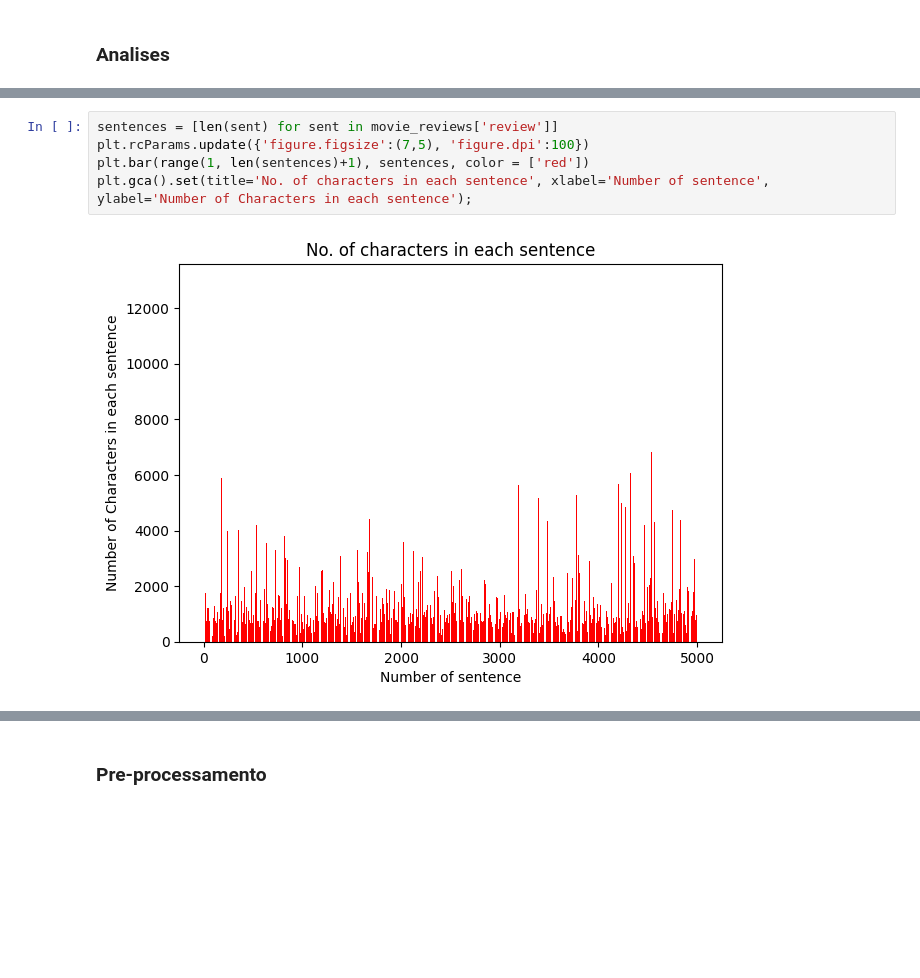
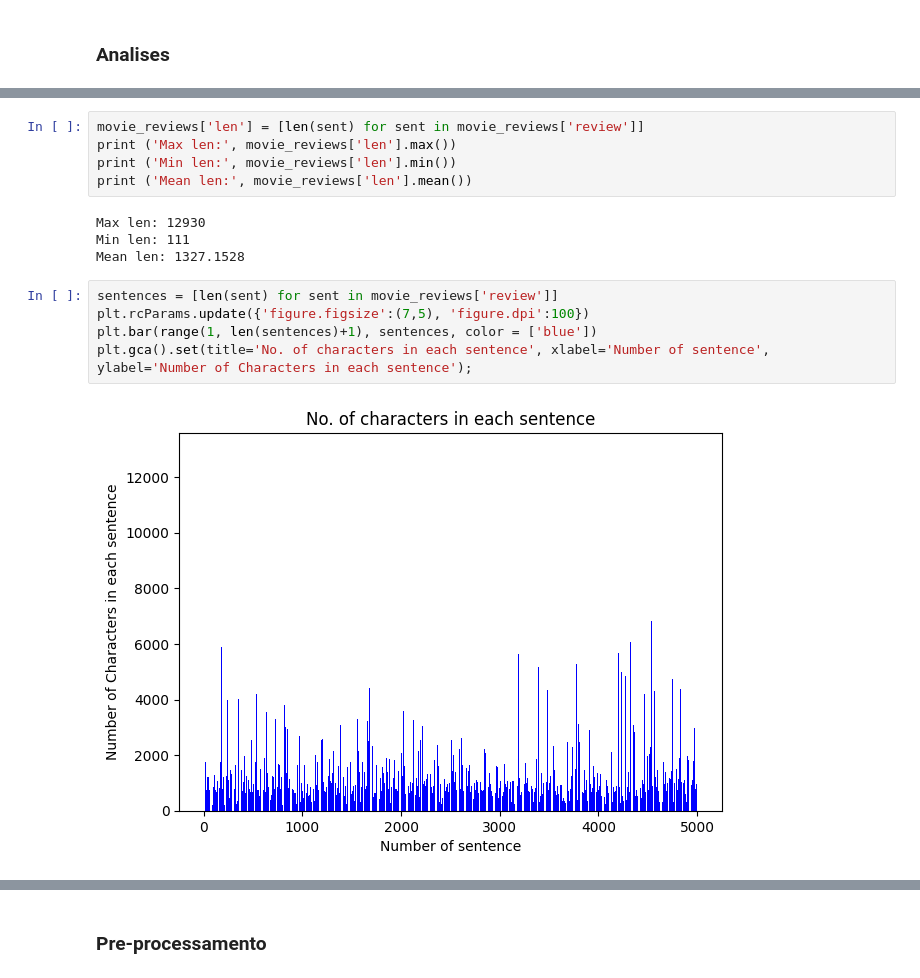
Before and after one commit to YanSym/Data-Science-Projects, a Jupyter notebook: NLP_Analise_Sentimentos_v2.ipynb, the cells around one changed output, grey strips where cells are left out. Saved outputs shown, nothing was run; the diff lists cells and outputs as text; blank space fills up the shorter version.

```diff
--- a/NLP_Analise_Sentimentos_v2.ipynb
+++ b/NLP_Analise_Sentimentos_v2.ipynb
@@ -196,7 +179,16 @@ Name: sentiment, dtype: int64
+# %%
+movie_reviews['len'] = [len(sent) for sent in movie_reviews['review']]
+print ('Max len:', movie_reviews['len'].max())
+print ('Min len:', movie_reviews['len'].min())
+print ('Mean len:', movie_reviews['len'].mean())
+# %% [output]
+Max len: 12930
+Min len: 111
+Mean len: 1327.1528
 # %%
 sentences = [len(sent) for sent in movie_reviews['review']]
 plt.rcParams.update({'figure.figsize':(7,5), 'figure.dpi':100})
-plt.bar(range(1, len(sentences)+1), sentences, color = ['red'])
+plt.bar(range(1, len(sentences)+1), sentences, color = ['blue'])
 plt.gca().set(title='No. of characters in each sentence', xlabel='Number of sentence', ylabel='Number of Characters in each sentence');
 # %% [output]
-[figure, old version]
+[figure, new version]
```
Also changed, not shown: parts of 29 cells of this notebook.
